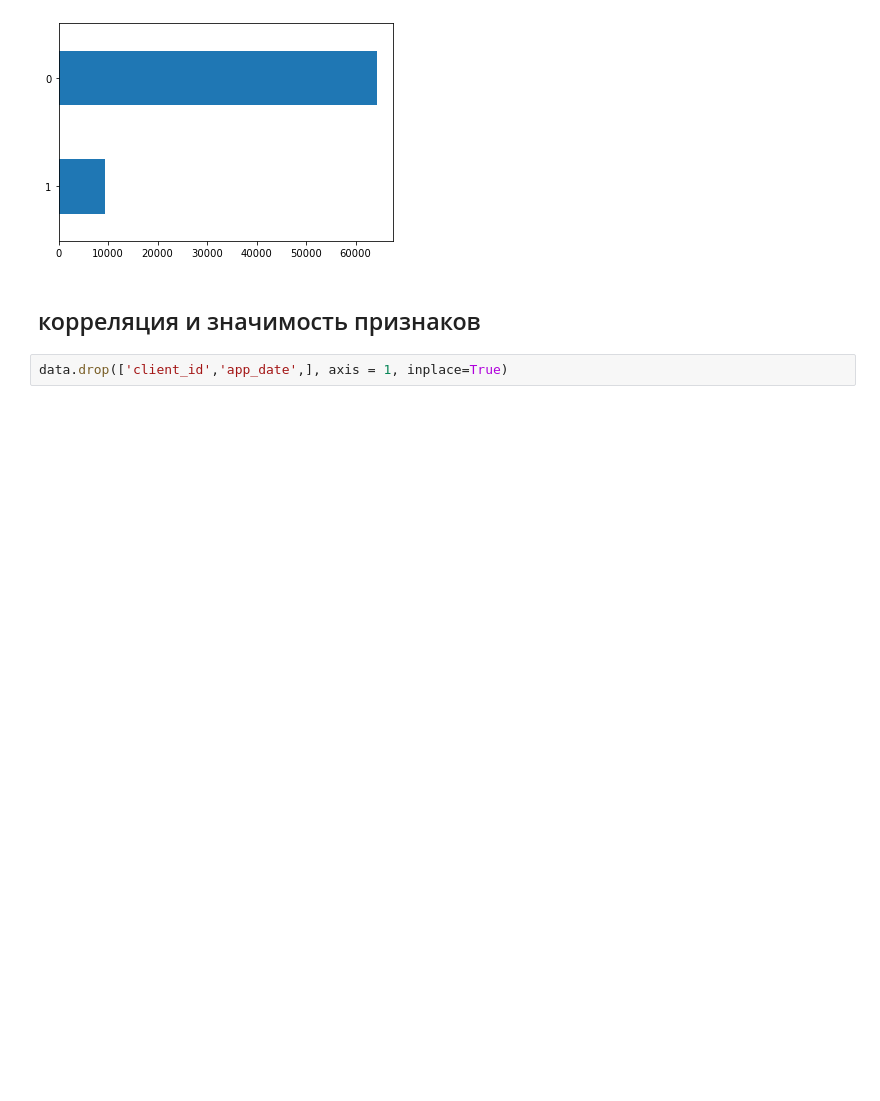
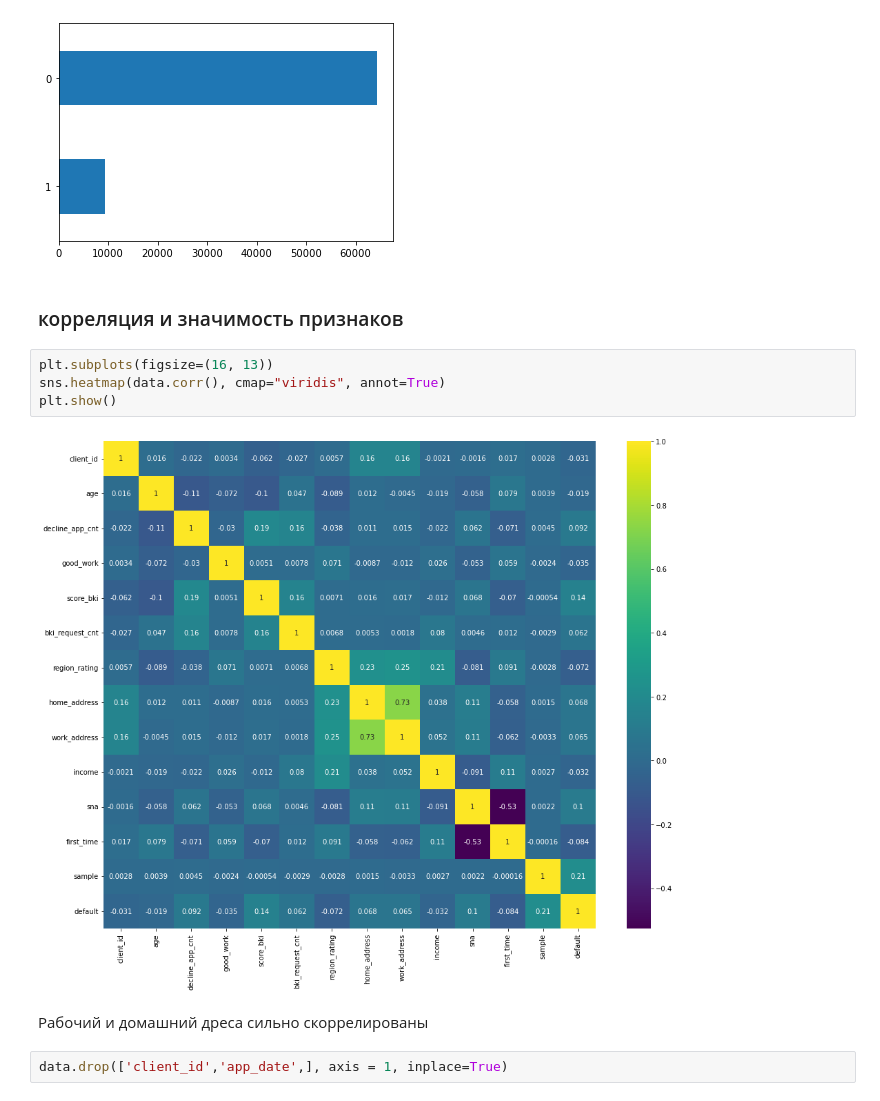
Before and after one commit to XelorR/sf_project_5, a Jupyter notebook: overview_kaggle_pp_first_try.ipynb, the cells around one changed output. Drawn from its saved outputs; the diff is of its cells as text; blank space fills up the shorter version.

```diff
--- a/overview_kaggle_pp_first_try.ipynb
+++ b/overview_kaggle_pp_first_try.ipynb
@@ -130,7 +147,15 @@ data.loc[data["sample"] == 1]['default'].value_counts(ascending=True).plot(kind=
 <AxesSubplot:>
 [figure]
 # %% [markdown]
-## корреляция и значимость признаков
+### корреляция и значимость признаков
+# %%
+plt.subplots(figsize=(16, 13))
+sns.heatmap(data.corr(), cmap="viridis", annot=True)
+plt.show()
+# %% [output]
+[figure, added]
+# %% [markdown]
+Рабочий и домашний дреса сильно скоррелированы
 # %%
 data.drop(['client_id','app_date',], axis = 1, inplace=True)
 # %%
```
Also changed, not shown: parts of 9 cells of this notebook.
